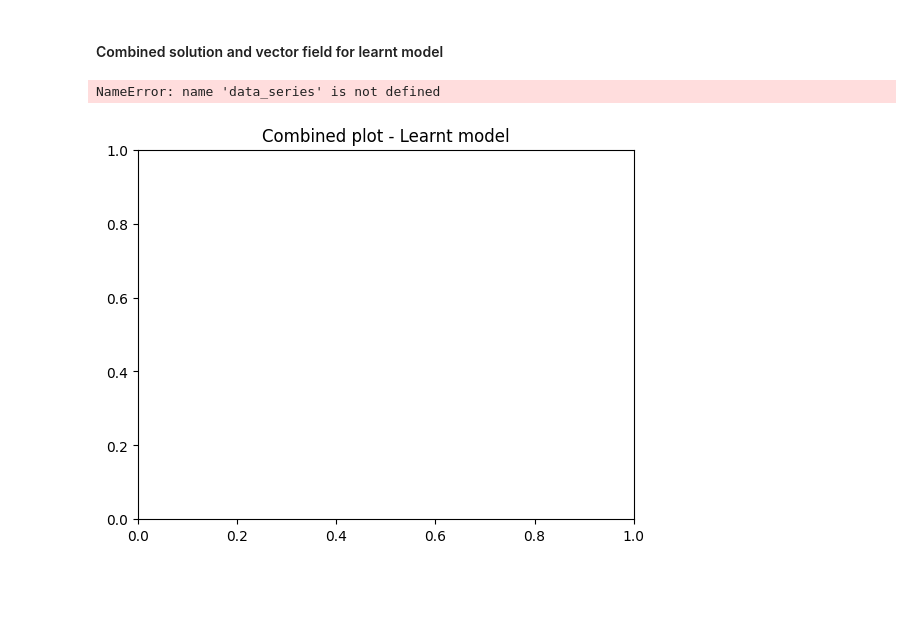
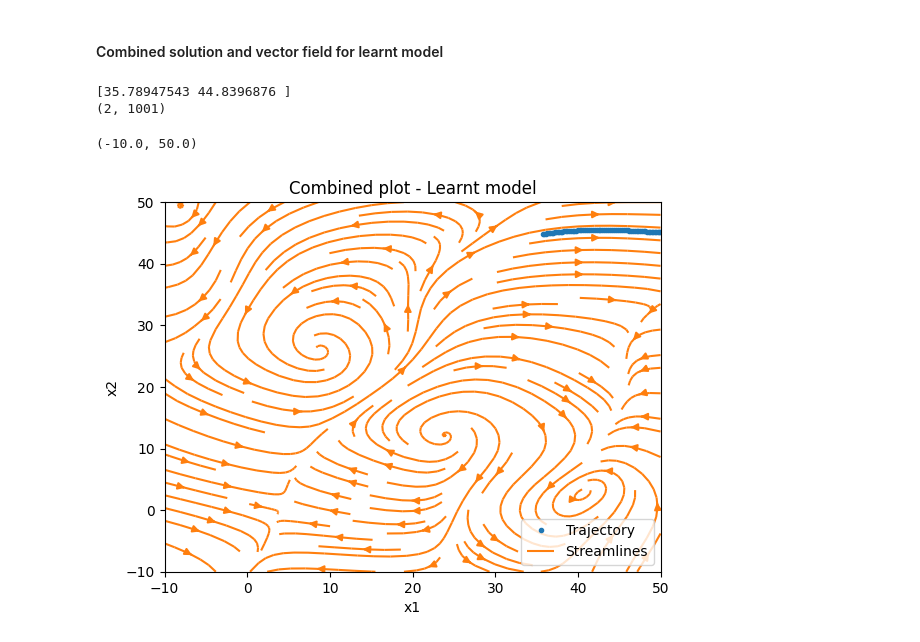
Before and after one commit to helenatp/prosjektoppgaveTPK4560, a Jupyter notebook: src/LASA_handwriting.ipynb, the cells around one changed output. Cells and saved outputs as stored; diff of their text form; code cells hidden in the pictures; blank space fills up the shorter version.

```diff
--- a/src/LASA_handwriting.ipynb
+++ b/src/LASA_handwriting.ipynb
@@ -192,5 +197,6 @@ def learnt_model(t, x):
 #print(time_series) # should be length 2, but is a long array
 # [time_series, data_series] = solve_ivp(learnt_model, time_series, init_condition).y
 timespan = np.array([time_series[0],time_series[-1]])
-data_series = solve_ivp(learnt_model, timespan, init_condition).y
+#data_series2 = odeint(learnt_model, init_condition, time_series).y
+data_series = solve_ivp(learnt_model, timespan, init_condition, max_step = 0.004622234108395).y # Noe galt her!
 # %% [output]
@@ -216,10 +221,16 @@ ValueError: matmul: Input operand 1 does not have enough dimensions (has 0, gufu
 ### Plot simulated trajectory and streamslices for learnt model
 # %%
 # Get lower and upper bound for plotting from dataset figure
-lower_bound_x1 = axes.get_xlim()[0]
-upper_bound_x1 = axes.get_xlim()[1]
-lower_bound_x2 = axes.get_ylim()[0]
-upper_bound_x2 = axes.get_ylim()[1]
+#lower_bound_x1 = axes.get_xlim()[0]
+#upper_bound_x1 = axes.get_xlim()[1]
+#lower_bound_x2 = axes.get_ylim()[0]
+#upper_bound_x2 = axes.get_ylim()[1]
+print(axes.get_xlim())
+
+lower_bound_x1 = -10
+upper_bound_x1 = 50
+lower_bound_x2 = -10
+upper_bound_x2 = 50
 
 num_of_points = 17
 
@@ -232,6 +243,10 @@ x2 = np.linspace(lower_bound_x2, upper_bound_x2, num_of_points)
 # Calculate df/dt for each point
 t = 0
 
+#print(data_series)
+
+print(X1)
+
 u_learnt = np.zeros(X1.shape)
 v_learnt = np.zeros(X1.shape)
 
@@ -240,6 +255,9 @@ for (i,j), value in np.ndenumerate(X1):
 
     # get velocities at each point with the learnt model
     Y_prime = learnt_model(t, np.array([value, X2[i, j]]))
-    u_learnt[i,j] = Y_prime[:,0]
-    v_learnt[i,j] = Y_prime[:,1]
+    print(Y_prime)
+    u_learnt[i,j] = Y_prime[0]
+    v_learnt[i,j] = Y_prime[1]
+
+print(u_learnt.shape)
 # %% [output]
@@ -247,16 +281,20 @@ ValueError: matmul: Input operand 1 has a mismatch in its core dimension 0, with
 # %% [markdown]
 #### Combined solution and vector field for learnt model
 # %%
+print(init_condition)
+print(data_series.shape)
 plt.figure()
 plt.style.use('default')
 plt.title('Combined plot - Learnt model')
-plt.plot(data_series[:, 0], data_series[:, 1], '.', linewidth=1)
+plt.plot(data_series[0, :], data_series[1, :], '.', linewidth=1)
 plt.streamplot(X1, X2, u_learnt, v_learnt)
 plt.xlabel('x1')
 plt.ylabel('x2')
 plt.legend(['Trajectory', 'Streamlines'])
 plt.xlim([lower_bound_x1, upper_bound_x1])
 plt.ylim([lower_bound_x2, upper_bound_x2])
 # %% [output]
-NameError: name 'data_series' is not defined
+[35.78947543 44.8396876 ]
+(2, 1001)
+(-10.0, 50.0)
-[figure, old version]
+[figure, new version]
```
Also changed, not shown: parts of 4 cells of this notebook, 1 other file.
